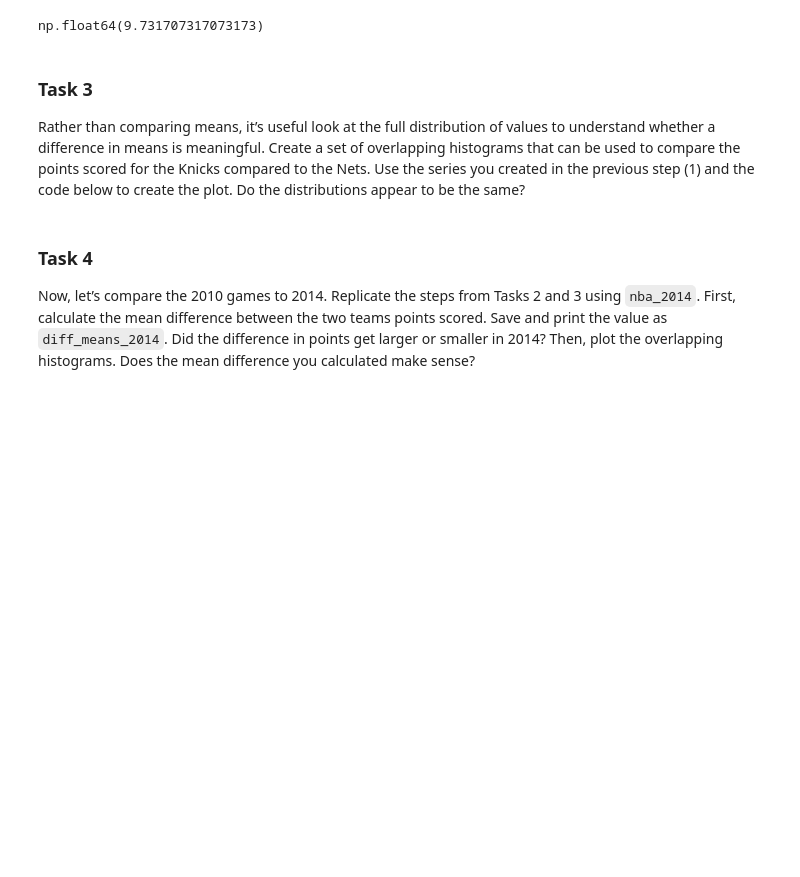
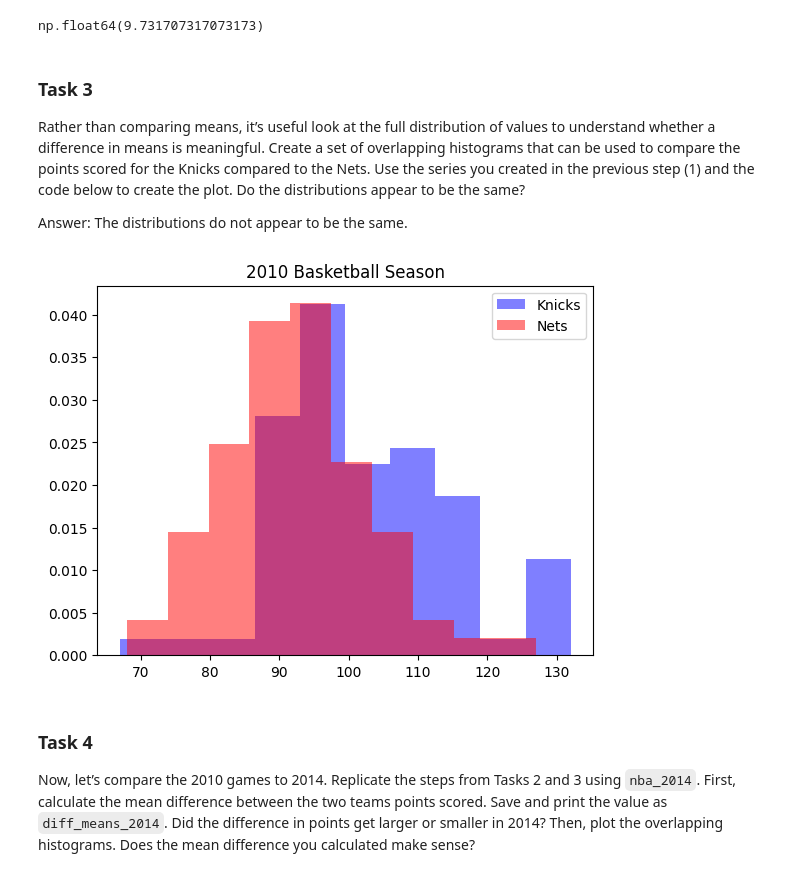
Before and after one commit to ramtob/codecademy-python, a Jupyter notebook: Codecademy_NBA_Trends_Project/Codecademy_NBA_Trends_Project.ipynb, the cells around one changed output. Drawn from its saved outputs; the diff is of its cells as text; code cells hidden in the pictures; blank space fills up the shorter version.

```diff
--- a/Codecademy_NBA_Trends_Project/Codecademy_NBA_Trends_Project.ipynb
+++ b/Codecademy_NBA_Trends_Project/Codecademy_NBA_Trends_Project.ipynb
@@ -73,6 +73,16 @@ np.float64(9.731707317073173)
 # %% [markdown]
 ### Task 3
 Rather than comparing means, it’s useful look at the full distribution of values to understand whether a difference in means is meaningful. Create a set of overlapping histograms that can be used to compare the points scored for the Knicks compared to the Nets. Use the series you created in the previous step (1) and the code below to create the plot. Do the distributions appear to be the same?
+
+Answer: The distributions do not appear to be the same.
+# %%
+plt.hist(knicks_pts , color="blue", label="Knicks", density=True, alpha=0.5)
+plt.hist(nets_pts , color="red", label="Nets", density=True, alpha=0.5)
+plt.legend()
+plt.title("2010 Basketball Season")
+plt.show()
+# %% [output]
+[figure, added]
 # %% [markdown]
 ### Task 4
 Now, let’s compare the 2010 games to 2014. Replicate the steps from Tasks 2 and 3 using `nba_2014`. First, calculate the mean difference between the two teams points scored. Save and print the value as `diff_means_2014`. Did the difference in points get larger or smaller in 2014? Then, plot the overlapping histograms. Does the mean difference you calculated make sense?
```
